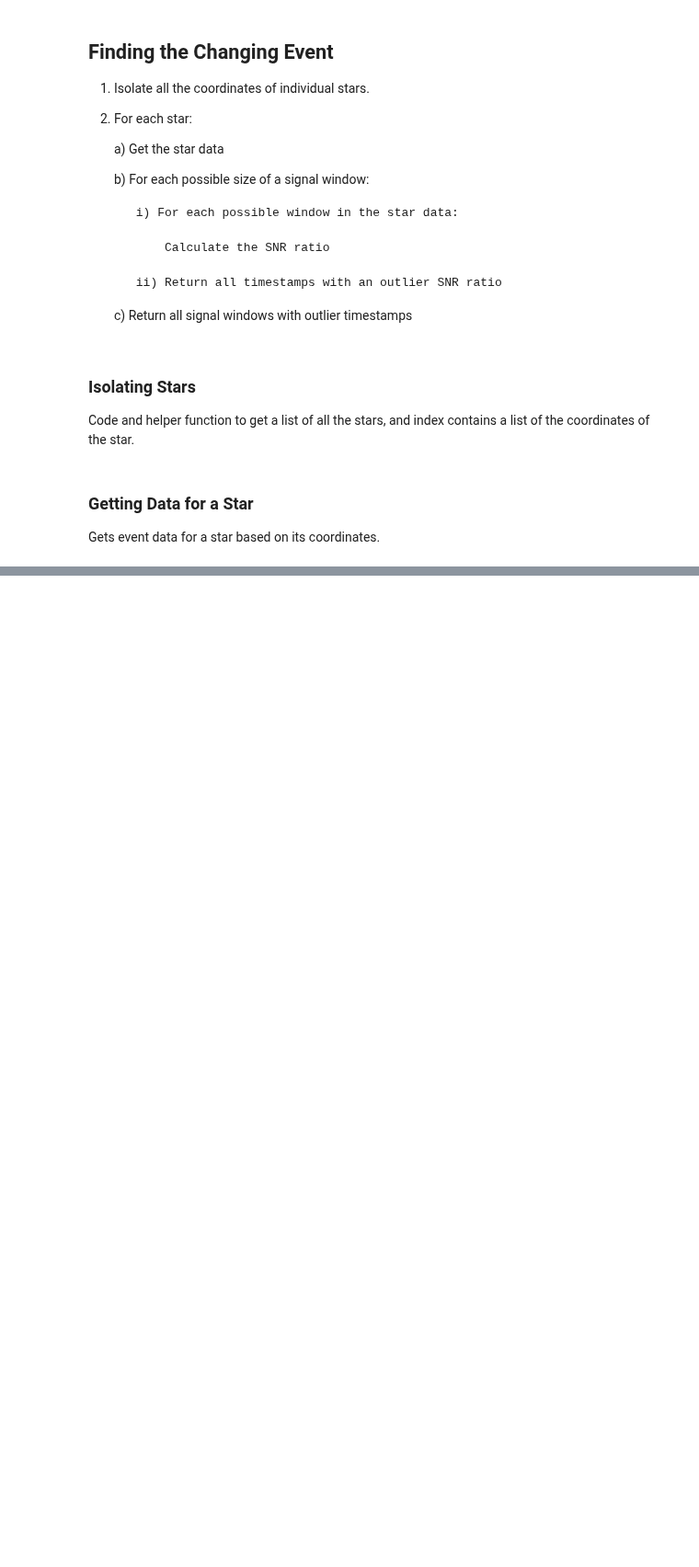
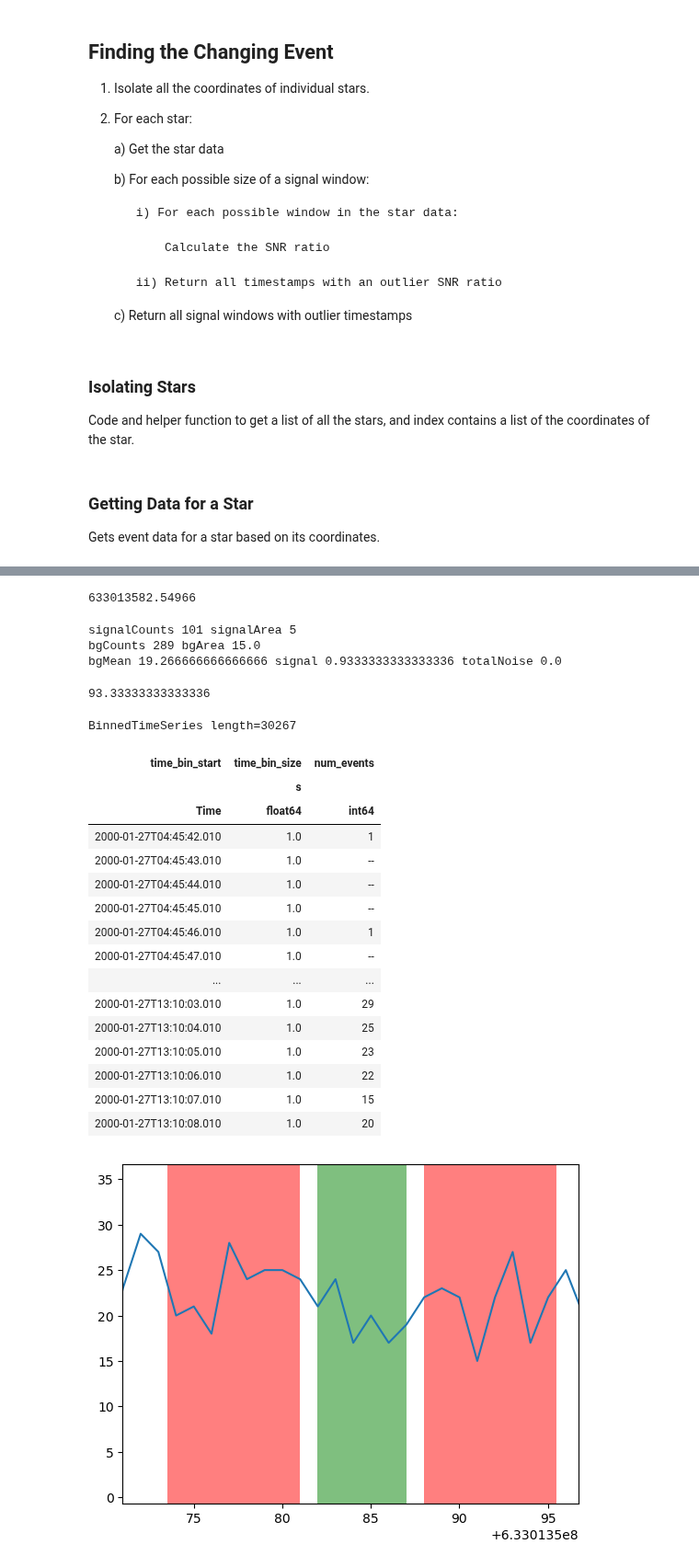
Before and after one commit to saphiooo/counting_stars, a Jupyter notebook: swift_uvot_events.ipynb, the cells around one changed output, grey strips where cells are left out. Shown at 92% size. Saved outputs shown, nothing was run; the diff lists cells and outputs as text; code cells hidden in the pictures; blank space fills up the shorter version.

Commit message:
improving ts visualization function, test application

```diff
--- a/swift_uvot_events.ipynb
+++ b/swift_uvot_events.ipynb
@@ -500,27 +341,0 @@ KeyboardInterrupt:
-# %%
-## Visualize the events of a given star
-def visualizeStarTS (starData, xmin=632980000, xmax=633020000, windowStart=-1, windowSize=-1):
-    end = Time(max(starData['TIME']), format='gps').fits
-    times = [Time(t, format='gps').fits for t in starData['TIME']]
-    ts = TimeSeries(time=times)
-    ts['num_events'] = [1 for _ in range(len(ts))]
-
-    binnedts = aggregate_downsample(ts, time_bin_size=5 * u.second, aggregate_func=np.sum)
-
-    plt.plot(binnedts.time_bin_start.gps, binnedts['num_events'])
-    plt.xlim(xmin, xmax)
-
-    if (windowStart != -1 and windowSize != -1):
-        bgWindow = 1.5 * windowSize
-        windowDist = 0.2 * windowSize
-        plt.xlim(windowStart - windowDist - bgWindow - 0.5 * windowSize,
-                 windowStart + windowSize + windowDist + bgWindow + 0.25 * windowSize)
-
-        plt.axvspan(windowStart, windowStart + windowSize, color='g', alpha=0.5, lw=0)
-
-        plt.axvspan(windowStart - windowDist - bgWindow, windowStart - windowDist, color='r', alpha=0.5, lw=0)
-        plt.axvspan(windowStart + windowSize + windowDist, windowStart + windowSize + windowDist + bgWindow,
-                    color='r', alpha=0.5, lw=0)
-
-
-    return binnedts
@@ -549,0 +410,32 @@ BinnedTimeSeries length=6054
+# %%
+starData['TIME'][-3]
+# %% [output]
+633013582.54966
+# %%
+calculateRatio(5, 633013582, np.array(sorted(starData['TIME'])))
+# %% [output]
+signalCounts 101 signalArea 5
+bgCounts 289 bgArea 15.0
+bgMean 19.266666666666666 signal 0.9333333333333336 totalNoise 0.0
+93.33333333333336
+# %%
+visualizeStarTS(starData, binsize=1, windowSize=5, windowStart=633013582)
+# %% [output]
+BinnedTimeSeries length=30267
+| time_bin_start | time_bin_size | num_events |
+|  | s |  |
+| Time | float64 | int64 |
+| 2000-01-27T04:45:42.010 | 1.0 | 1 |
+| 2000-01-27T04:45:43.010 | 1.0 | -- |
+| 2000-01-27T04:45:44.010 | 1.0 | -- |
+| 2000-01-27T04:45:45.010 | 1.0 | -- |
+| 2000-01-27T04:45:46.010 | 1.0 | 1 |
+| 2000-01-27T04:45:47.010 | 1.0 | -- |
+| ... | ... | ... |
+| 2000-01-27T13:10:03.010 | 1.0 | 29 |
+| 2000-01-27T13:10:04.010 | 1.0 | 25 |
+| 2000-01-27T13:10:05.010 | 1.0 | 23 |
+| 2000-01-27T13:10:06.010 | 1.0 | 22 |
+| 2000-01-27T13:10:07.010 | 1.0 | 15 |
+| 2000-01-27T13:10:08.010 | 1.0 | 20 |
+[figure, added]
```
Also changed, not shown: parts of 34 cells of this notebook.
